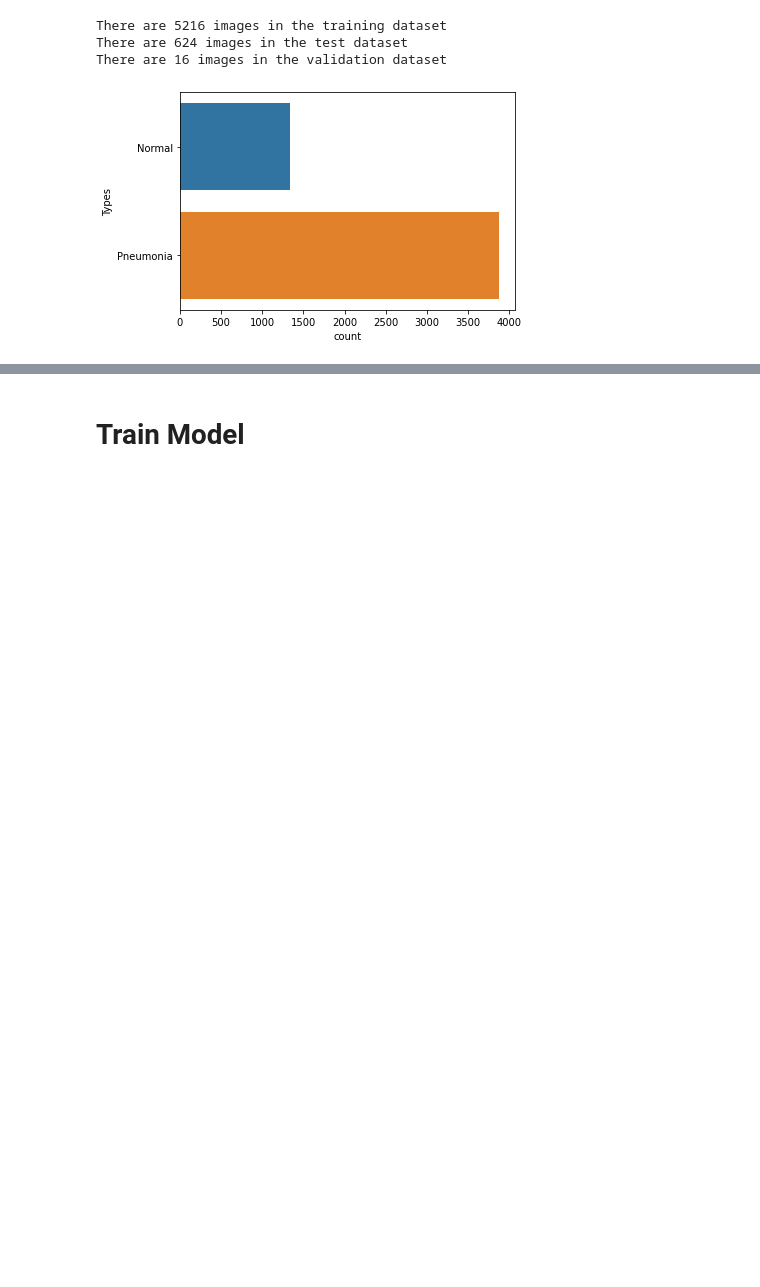
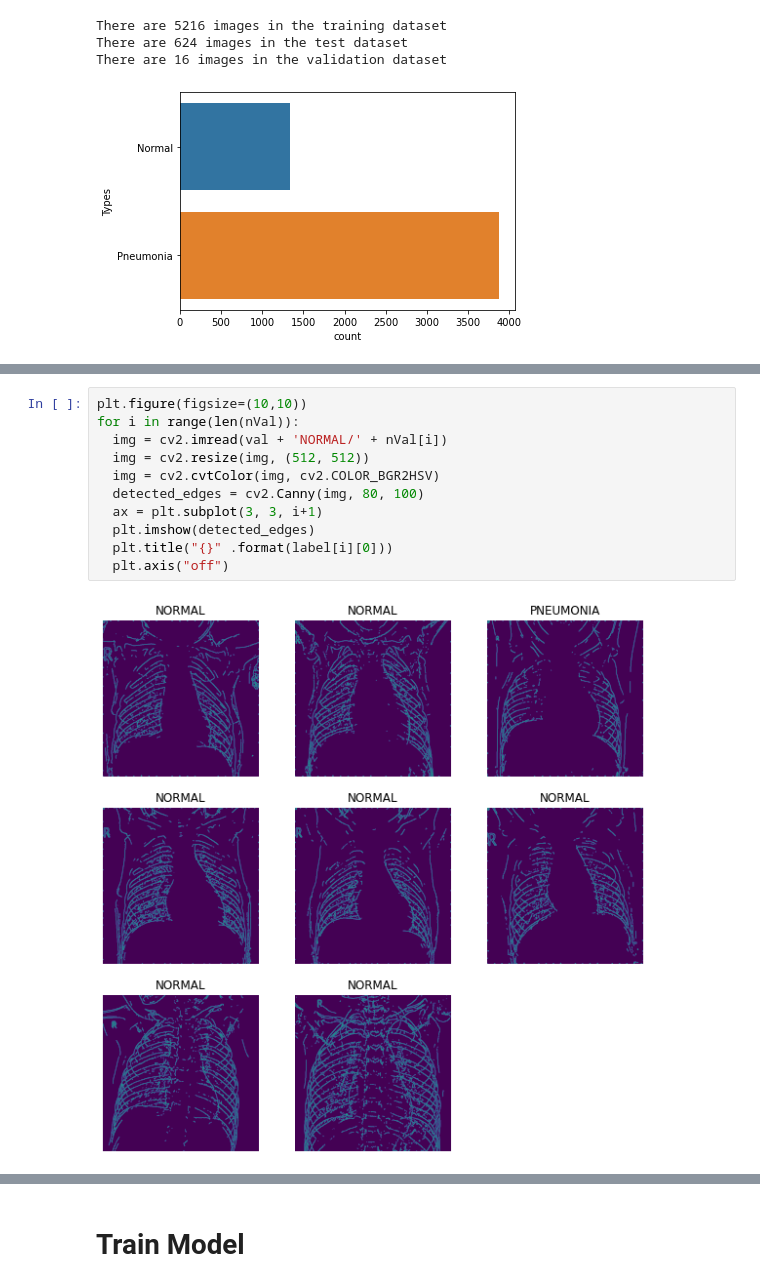
Before and after one commit to chezyio/SC1015_Project, a Jupyter notebook: SC1015_Project.ipynb, the cells around one changed output, grey strips where cells are left out. Saved outputs shown, nothing was run; the diff lists cells and outputs as text; blank space fills up the shorter version.

```diff
--- a/SC1015_Project.ipynb
+++ b/SC1015_Project.ipynb
@@ -201,3 +209,16 @@ There are 16 images in the validation dataset
+# %%
+plt.figure(figsize=(10,10))
+for i in range(len(nVal)):
+  img = cv2.imread(val + 'NORMAL/' + nVal[i])
+  img = cv2.resize(img, (512, 512))
+  img = cv2.cvtColor(img, cv2.COLOR_BGR2HSV)
+  detected_edges = cv2.Canny(img, 80, 100)
+  ax = plt.subplot(3, 3, i+1)
+  plt.imshow(detected_edges)
+  plt.title("{}" .format(label[i][0]))
+  plt.axis("off")
+# %% [output]
+[figure, added]
 # %%
 batch_size = 32
 img_height = 64
```
Also changed, not shown: parts of 22 cells of this notebook.
